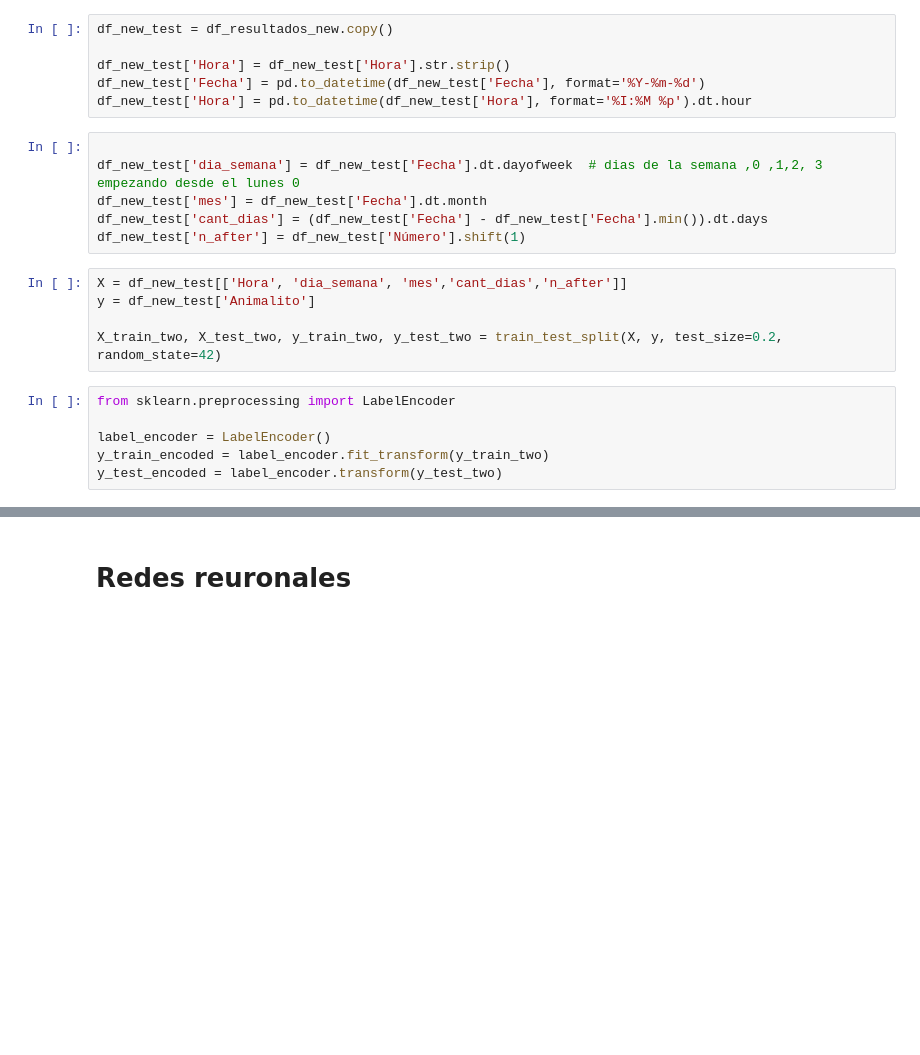
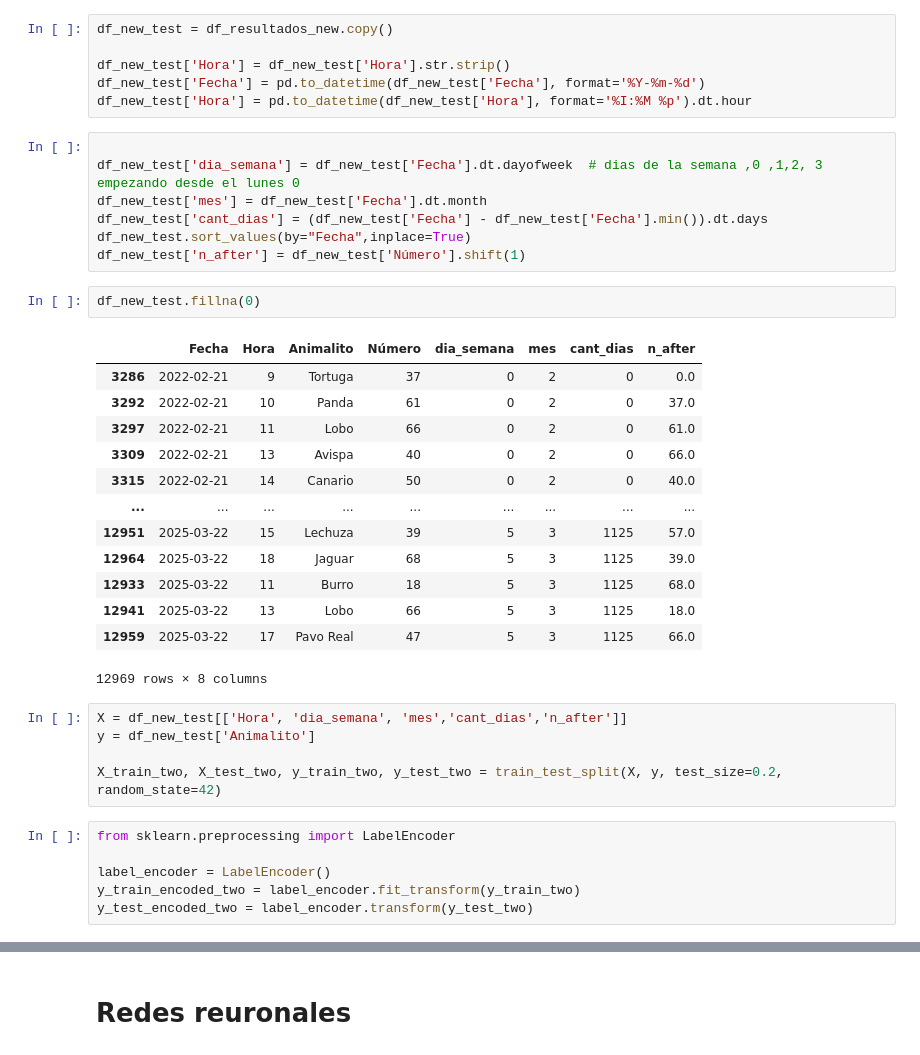
Before and after one commit to gutti666/parcial-inteligencia-art, a Jupyter notebook: analisis.ipynb, the cells around one changed output, grey strips where cells are left out. Drawn from its saved outputs; the diff is of its cells as text; blank space fills up the shorter version.

```diff
--- a/analisis.ipynb
+++ b/analisis.ipynb
@@ -544,7 +544,24 @@ df_new_test['Hora'] = pd.to_datetime(df_new_test['Hora'], format='%I:%M %p').dt.
 df_new_test['dia_semana'] = df_new_test['Fecha'].dt.dayofweek  # dias de la semana ,0 ,1,2, 3 empezando desde el lunes 0
 df_new_test['mes'] = df_new_test['Fecha'].dt.month
 df_new_test['cant_dias'] = (df_new_test['Fecha'] - df_new_test['Fecha'].min()).dt.days
+df_new_test.sort_values(by="Fecha",inplace=True)
 df_new_test['n_after'] = df_new_test['Número'].shift(1)
+# %%
+df_new_test.fillna(0)
+# %% [output]
+|  | Fecha | Hora | Animalito | Número | dia_semana | mes | cant_dias | n_after |
+| 3286 | 2022-02-21 | 9 | Tortuga | 37 | 0 | 2 | 0 | 0.0 |
+| 3292 | 2022-02-21 | 10 | Panda | 61 | 0 | 2 | 0 | 37.0 |
+| 3297 | 2022-02-21 | 11 | Lobo | 66 | 0 | 2 | 0 | 61.0 |
+| 3309 | 2022-02-21 | 13 | Avispa | 40 | 0 | 2 | 0 | 66.0 |
+| 3315 | 2022-02-21 | 14 | Canario | 50 | 0 | 2 | 0 | 40.0 |
+| ... | ... | ... | ... | ... | ... | ... | ... | ... |
+| 12951 | 2025-03-22 | 15 | Lechuza | 39 | 5 | 3 | 1125 | 57.0 |
+| 12964 | 2025-03-22 | 18 | Jaguar | 68 | 5 | 3 | 1125 | 39.0 |
+| 12933 | 2025-03-22 | 11 | Burro | 18 | 5 | 3 | 1125 | 68.0 |
+| 12941 | 2025-03-22 | 13 | Lobo | 66 | 5 | 3 | 1125 | 18.0 |
+| 12959 | 2025-03-22 | 17 | Pavo Real | 47 | 5 | 3 | 1125 | 66.0 |
+12969 rows × 8 columns
 # %%
 X = df_new_test[['Hora', 'dia_semana', 'mes','cant_dias','n_after']]
 y = df_new_test['Animalito']
@@ -554,5 +571,5 @@ X_train_two, X_test_two, y_train_two, y_test_two = train_test_split(X, y, test_s
 from sklearn.preprocessing import LabelEncoder
 
 label_encoder = LabelEncoder()
-y_train_encoded = label_encoder.fit_transform(y_train_two)
-y_test_encoded = label_encoder.transform(y_test_two)
+y_train_encoded_two = label_encoder.fit_transform(y_train_two)
+y_test_encoded_two = label_encoder.transform(y_test_two)
```
Also changed, not shown: parts of 14 cells of this notebook.
